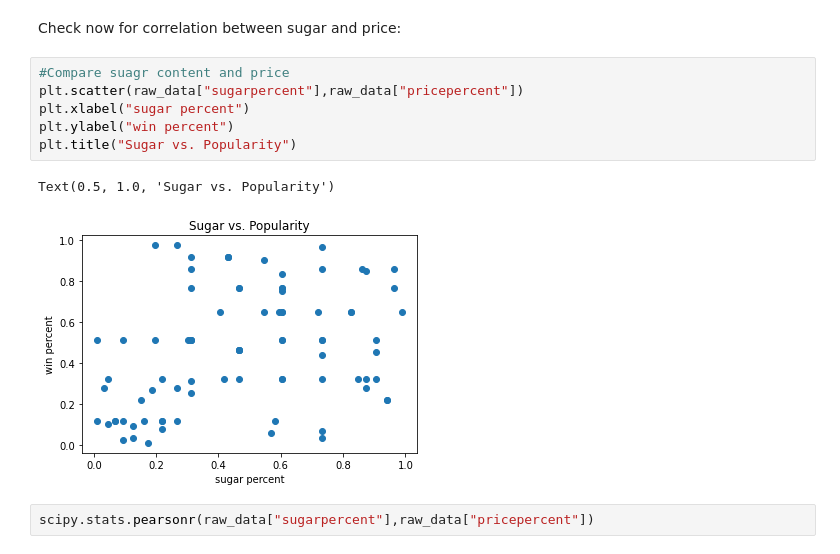
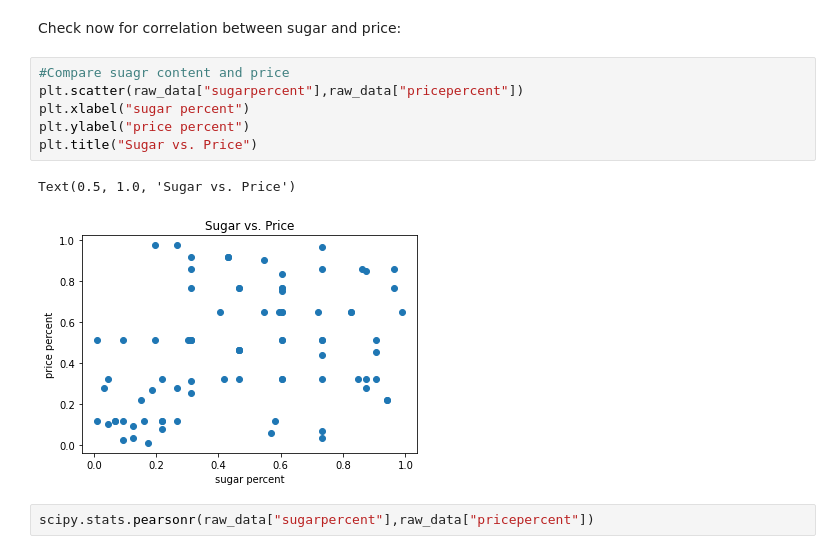
Before and after one commit to michelekorosec/CandyPopularity, a Jupyter notebook: CandyPopularity.ipynb, the cells around one changed output. Saved outputs shown, nothing was run; the diff lists cells and outputs as text.

```diff
--- a/CandyPopularity.ipynb
+++ b/CandyPopularity.ipynb
@@ -186,12 +186,12 @@ Check now for correlation between sugar and price:
 # %%
 #Compare suagr content and price
 plt.scatter(raw_data["sugarpercent"],raw_data["pricepercent"])
 plt.xlabel("sugar percent")
-plt.ylabel("win percent")
-plt.title("Sugar vs. Popularity")
+plt.ylabel("price percent")
+plt.title("Sugar vs. Price")
 # %% [output]
-Text(0.5, 1.0, 'Sugar vs. Popularity')
+Text(0.5, 1.0, 'Sugar vs. Price')
-[figure, old version]
+[figure, new version]
 # %%
 scipy.stats.pearsonr(raw_data["sugarpercent"],raw_data["pricepercent"])
 # %% [output]
```
